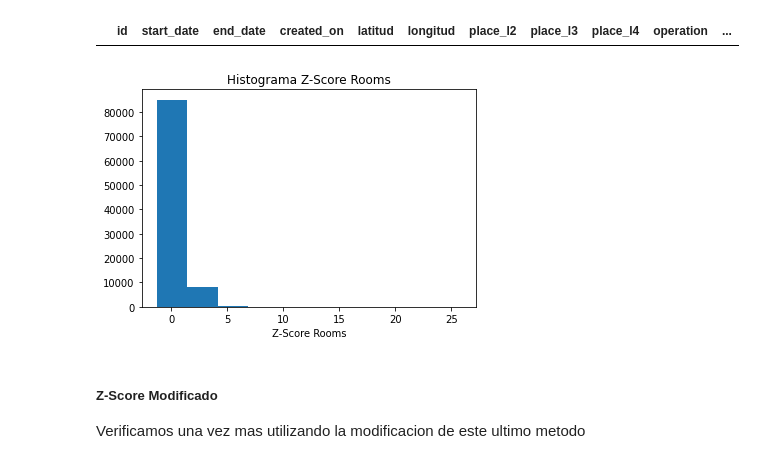
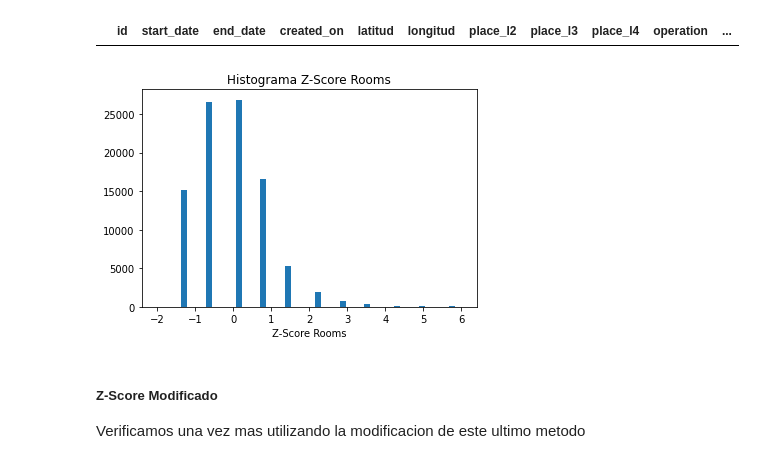
Before and after one commit to valencorrea/7506R-2C2022-GRUPO14, a Jupyter notebook: 7506R_TP1_GRUPO14_ENTREGA_ds.ipynb, the cells around one changed output. Drawn from its saved outputs; the diff is of its cells as text; code cells hidden in the pictures.

```diff
--- a/7506R_TP1_GRUPO14_ENTREGA_ds.ipynb
+++ b/7506R_TP1_GRUPO14_ENTREGA_ds.ipynb
@@ -454,12 +474,12 @@ df[df['z_rooms']<-3]
 # %% [output]
 |  | id | start_date | end_date | created_on | latitud | longitud | place_l2 | place_l3 | place_l4 | operation | ... |
 # %%
-plt.hist(df.z_rooms)
+plt.hist(df.z_rooms, bins=50, range=(-2,6))
 plt.title('Histograma Z-Score Rooms')
 plt.xlabel('Z-Score Rooms')
 plt.show()
 # %% [output]
-[figure, old version]
+[figure, new version]
 # %% [markdown]
 ##### Z-Score Modificado
 Verificamos una vez mas utilizando la modificacion de este ultimo metodo
```
Also changed, not shown: parts of 72 cells of this notebook.
